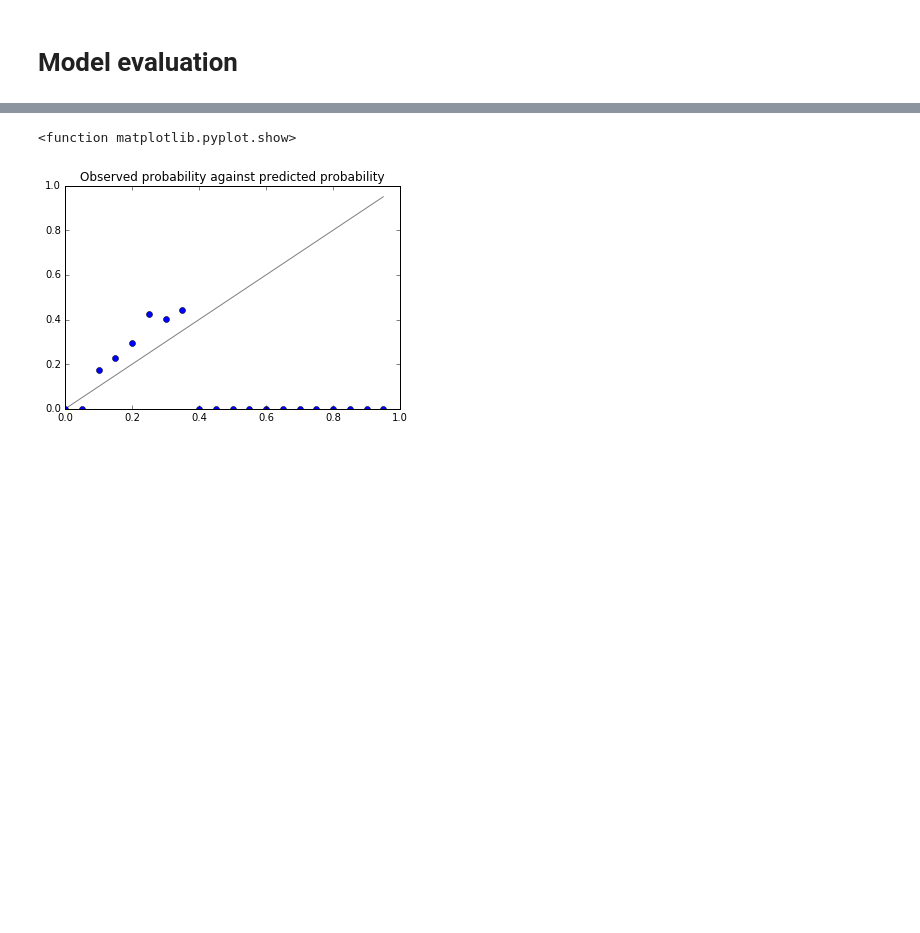
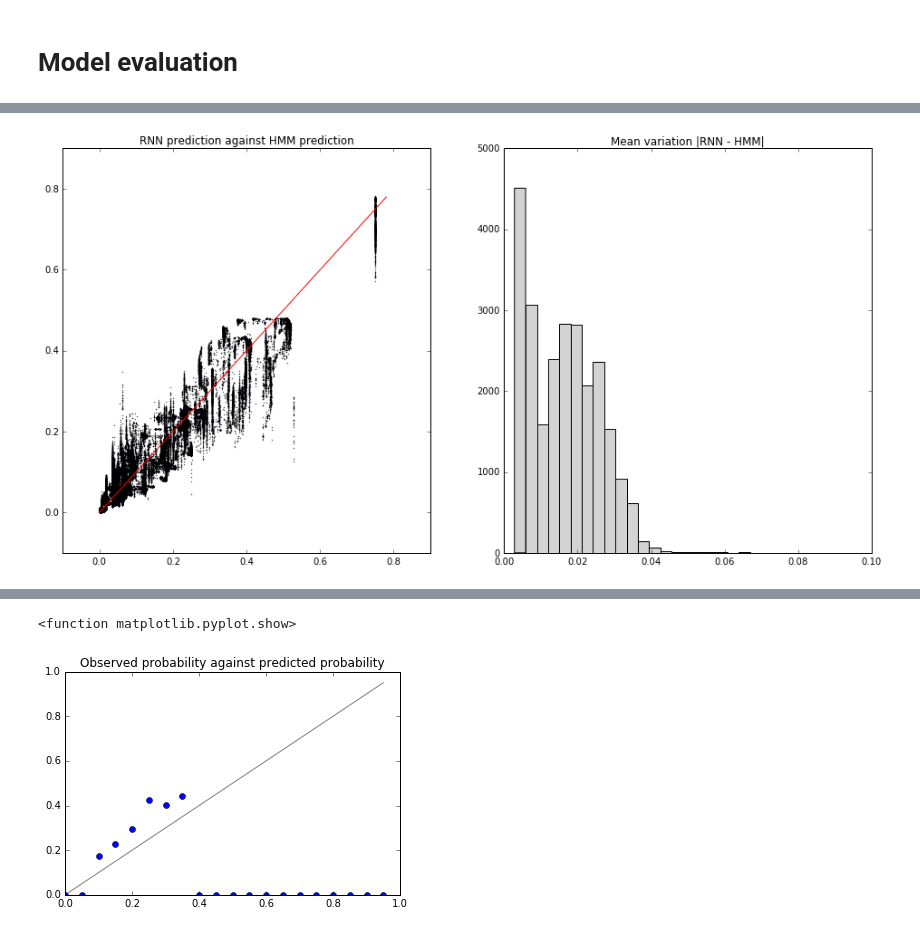
Before and after one commit to box121209/RNN-model-Markov, a Jupyter notebook: RNN_modelling.ipynb, the cells around one changed output, grey strips where cells are left out. Saved outputs shown, nothing was run; the diff lists cells and outputs as text; code cells hidden in the pictures; blank space fills up the shorter version.

```diff
--- a/RNN_modelling.ipynb
+++ b/RNN_modelling.ipynb
@@ -355,0 +401,23 @@ Correct prediction: 0.27004008016
+# %%
+plt.figure(figsize=(16,8))
+ax1 = plt.subplot2grid((1,2), (0, 0), colspan=1)
+ax2 = plt.subplot2grid((1,2), (0, 1), colspan=1)
+
+# plot RNN against HMM probabilities:
+hprob = hmm_pred[unroll:,:].flatten()
+rprob = rnn_pred.flatten()
+
+mx = max(max(hprob), max(rprob))
+idx = np.arange(0,mx,0.01)
+ax1.plot(idx, idx, 'r-')
+ax1.scatter(hprob, rprob, s=0.1)
+ax1.set_title("RNN prediction against HMM prediction")
+
+# histogram the mean variation between the two probability predictions:
+mvar = [mean_variation(rnn_pred[i,:], hmm_pred[i+unroll,:]) for i in range(len(text_test) - unroll)]
+
+ax2.hist(mvar, bins=30, color='lightgrey')
+ax2.set_title("Mean variation |RNN - HMM|")
+plt.show()
+# %% [output]
+[figure, added]
```
Also changed, not shown: parts of 20 cells of this notebook, 11 other files.
